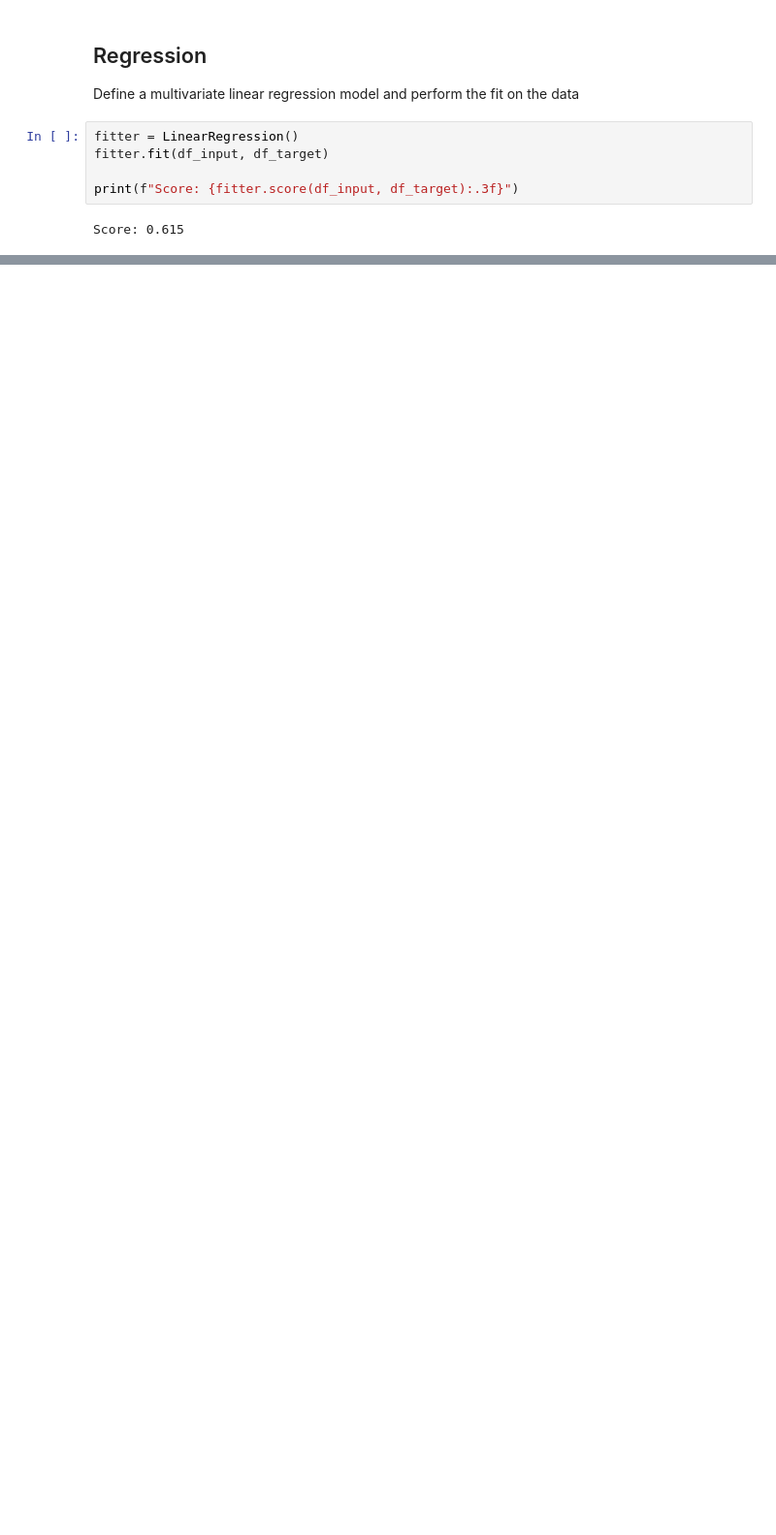
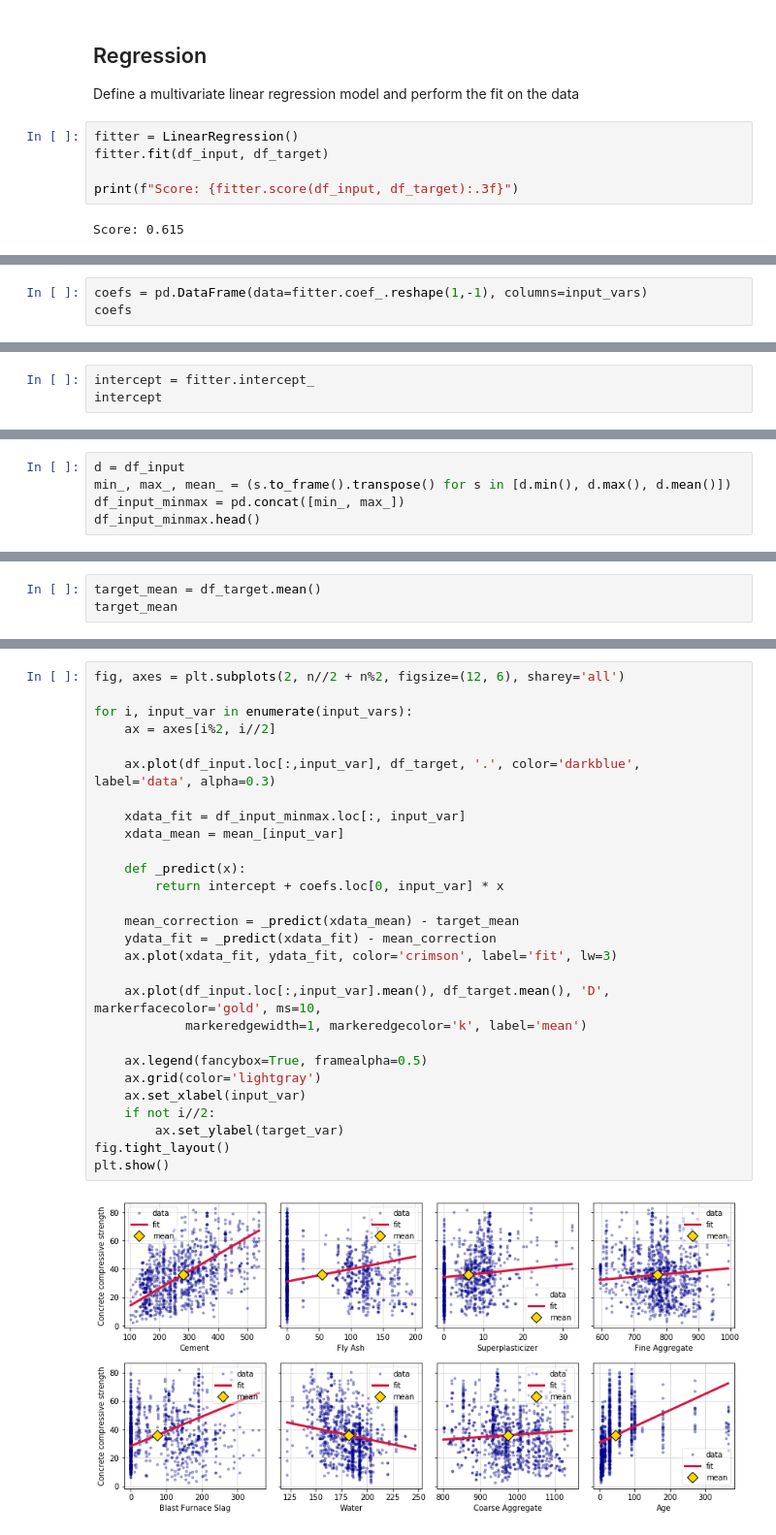
Before and after one commit to animaviridis/machine-learning-assessment, a Jupyter notebook: assignment1/task1/regression.ipynb, the cells around one changed output, grey strips where cells are left out. Shown: that part at 97% size. Drawn from its saved outputs; the diff is of its cells as text; blank space fills up the shorter version.

```diff
--- a/assignment1/task1/regression.ipynb
+++ b/assignment1/task1/regression.ipynb
@@ -126,0 +117,3 @@ LinearRegression(copy_X=True, fit_intercept=True, n_jobs=None, normalize=False)
+# %%
+coefs = pd.DataFrame(data=fitter.coef_.reshape(1,-1), columns=input_vars)
+coefs
@@ -126,0 +125,3 @@ LinearRegression(copy_X=True, fit_intercept=True, n_jobs=None, normalize=False)
+# %%
+intercept = fitter.intercept_
+intercept
@@ -126,0 +149,5 @@ LinearRegression(copy_X=True, fit_intercept=True, n_jobs=None, normalize=False)
+# %%
+d = df_input
+min_, max_, mean_ = (s.to_frame().transpose() for s in [d.min(), d.max(), d.mean()])
+df_input_minmax = pd.concat([min_, max_])
+df_input_minmax.head()
@@ -126,0 +158,3 @@ LinearRegression(copy_X=True, fit_intercept=True, n_jobs=None, normalize=False)
+# %%
+target_mean = df_target.mean()
+target_mean
@@ -126,0 +163,30 @@ LinearRegression(copy_X=True, fit_intercept=True, n_jobs=None, normalize=False)
+# %%
+fig, axes = plt.subplots(2, n//2 + n%2, figsize=(12, 6), sharey='all')
+
+for i, input_var in enumerate(input_vars):
+    ax = axes[i%2, i//2]
+
+    ax.plot(df_input.loc[:,input_var], df_target, '.', color='darkblue', label='data', alpha=0.3)
+
+    xdata_fit = df_input_minmax.loc[:, input_var]
+    xdata_mean = mean_[input_var]
+
+    def _predict(x):
+        return intercept + coefs.loc[0, input_var] * x
+
+    mean_correction = _predict(xdata_mean) - target_mean
+    ydata_fit = _predict(xdata_fit) - mean_correction
+    ax.plot(xdata_fit, ydata_fit, color='crimson', label='fit', lw=3)
+
+    ax.plot(df_input.loc[:,input_var].mean(), df_target.mean(), 'D', markerfacecolor='gold', ms=10,
+            markeredgewidth=1, markeredgecolor='k', label='mean')
+
+    ax.legend(fancybox=True, framealpha=0.5)
+    ax.grid(color='lightgray')
+    ax.set_xlabel(input_var)
+    if not i//2:
+        ax.set_ylabel(target_var)
+fig.tight_layout()
+plt.show()
+# %% [output]
+[figure, added]
```
Also changed, not shown: parts of 13 cells of this notebook.
